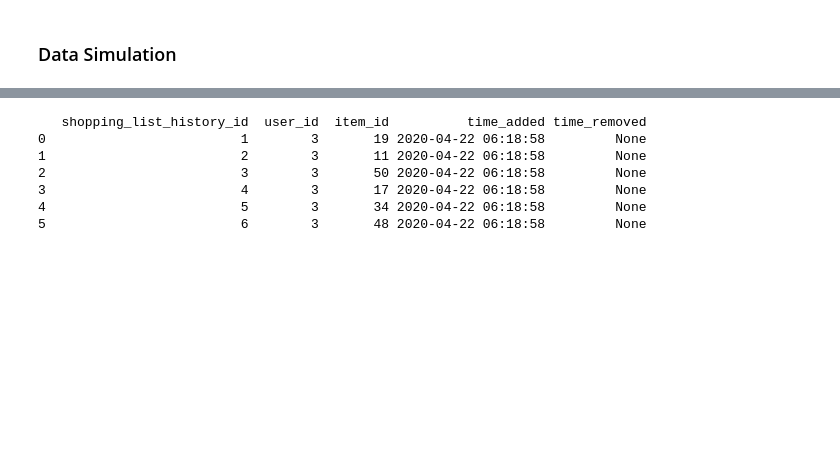
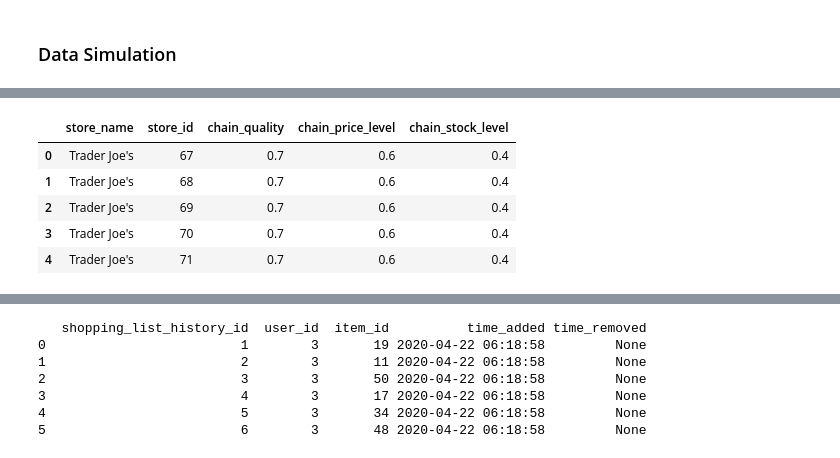
Before and after one commit to RDMoore95/CrowdSourceShopping, a Jupyter notebook: reco_engine/mysql_test.ipynb, the cells around one changed output, grey strips where cells are left out. Cells and saved outputs as stored; diff of their text form; code cells hidden in the pictures; blank space fills up the shorter version.

```diff
--- a/reco_engine/mysql_test.ipynb
+++ b/reco_engine/mysql_test.ipynb
@@ -242,0 +305,31 @@ print(df)
+# %%
+# ASSIGN STORE QUALITY
+
+# Get distinct chains
+chains = pd.read_sql('SELECT DISTINCT store_name FROM Store', con=db_connection)
+
+# Assign overall chain quality
+# Higher is better
+chains['chain_quality'] = 0.5
+chains.loc[chains['store_name'] == "Trader Joe's", 'chain_quality'] = 0.7
+chains.loc[chains['store_name'] == "Safeway", 'chain_quality'] = 0.25
+chains.loc[chains['store_name'] == "Whole Foods Market", 'chain_quality'] = 0.8
+chains.loc[chains['store_name'] == "Costco", 'chain_quality'] = 0.55
+
+# Assign chain price level
+# Higher means more expensive
+chains['chain_price_level'] = 0.5
+chains.loc[chains['store_name'] == "Trader Joe's", 'chain_price_level'] = 0.6
+chains.loc[chains['store_name'] == "Safeway", 'chain_price_level'] = 0.3
+chains.loc[chains['store_name'] == "Whole Foods Market", 'chain_price_level'] = 0.8
+chains.loc[chains['store_name'] == "Costco", 'chain_price_level'] = 0.3
+
+# Assign out of stock level
+# Higher means more likely to have in-stock
+chains['chain_stock_level'] = 0.5
+chains.loc[chains['store_name'] == "Trader Joe's", 'chain_stock_level'] = 0.4
+chains.loc[chains['store_name'] == "Safeway", 'chain_stock_level'] = 0.6
+chains.loc[chains['store_name'] == "Whole Foods Market", 'chain_stock_level'] = 0.4
+chains.loc[chains['store_name'] == "Costco", 'chain_stock_level'] = 0.8
+
+chains.head()
@@ -242,0 +342,15 @@ print(df)
+# %%
+# Get individual stores
+stores = pd.read_sql('SELECT DISTINCT store_name, store_id FROM Store', con=db_connection)
+
+# Join on
+stores = stores.join(chains.set_index('store_name'), on='store_name')
+
+stores.head()
+# %% [output]
+|  | store_name | store_id | chain_quality | chain_price_level | chain_stock_level |
+| 0 | Trader Joe's | 67 | 0.7 | 0.6 | 0.4 |
+| 1 | Trader Joe's | 68 | 0.7 | 0.6 | 0.4 |
+| 2 | Trader Joe's | 69 | 0.7 | 0.6 | 0.4 |
+| 3 | Trader Joe's | 70 | 0.7 | 0.6 | 0.4 |
+| 4 | Trader Joe's | 71 | 0.7 | 0.6 | 0.4 |
```
Also changed, not shown: parts of 16 cells of this notebook, 1 other file.
